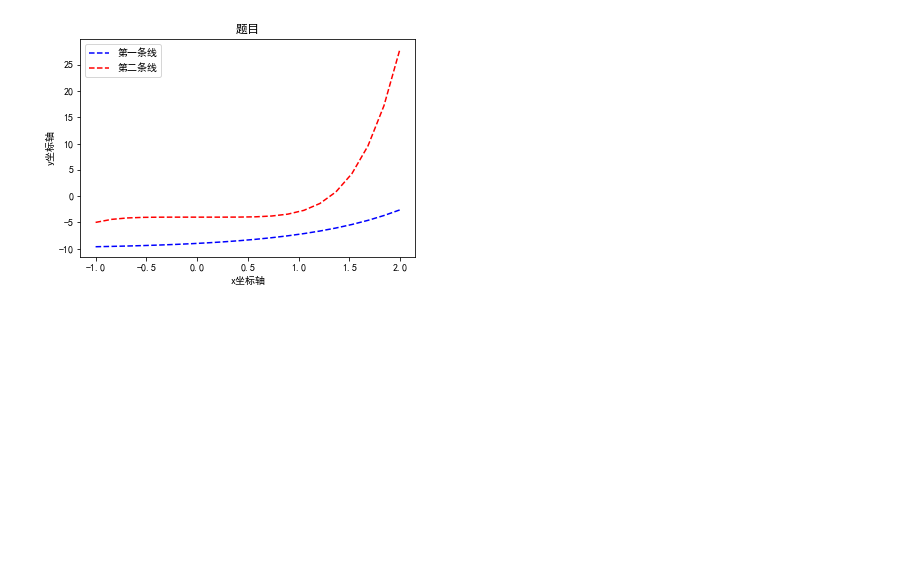
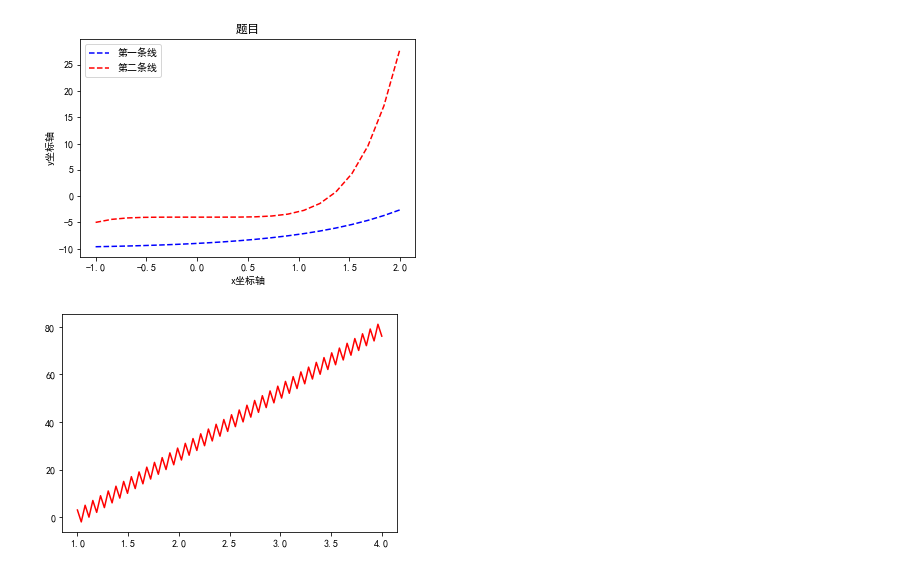
Before and after one commit to hs867785578/MyTest, a Jupyter notebook: plot_中文设置.ipynb, the cells around one changed output. Saved outputs shown, nothing was run; the diff lists cells and outputs as text; code cells hidden in the pictures; blank space fills up the shorter version.

```diff
--- a/plot_中文设置.ipynb
+++ b/plot_中文设置.ipynb
@@ -21,3 +21,15 @@ plt.legend()
 plt.show()
 # %% [output]
 [figure]
+# %%
+#平滑曲线
+x = np.linspace(1,4,80)
+y=[]
+for i in range(80):
+    y.append(i+3*(-1)**i)
+# print(x)
+# print(y)
+plt.plot(x, y, 'r-')
+plt.show()
+# %% [output]
+[figure, added]
```
Also changed, not shown: parts of 10 cells of this notebook.
